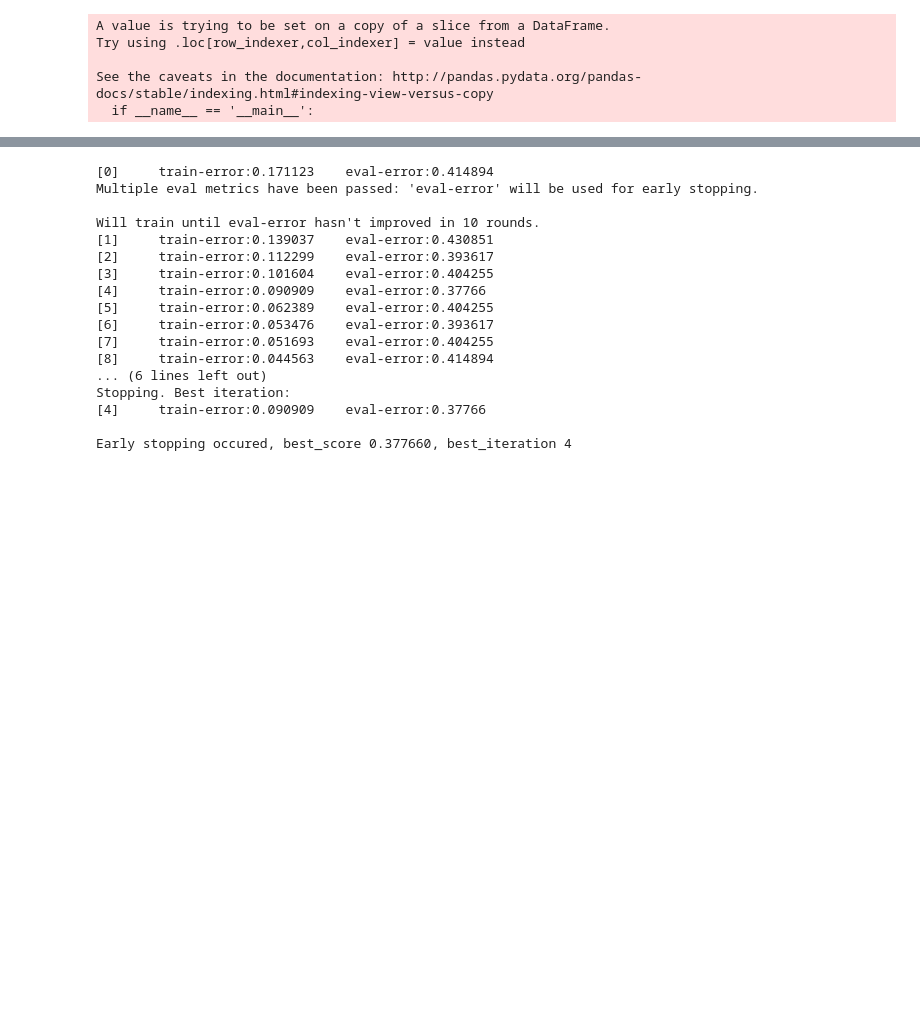
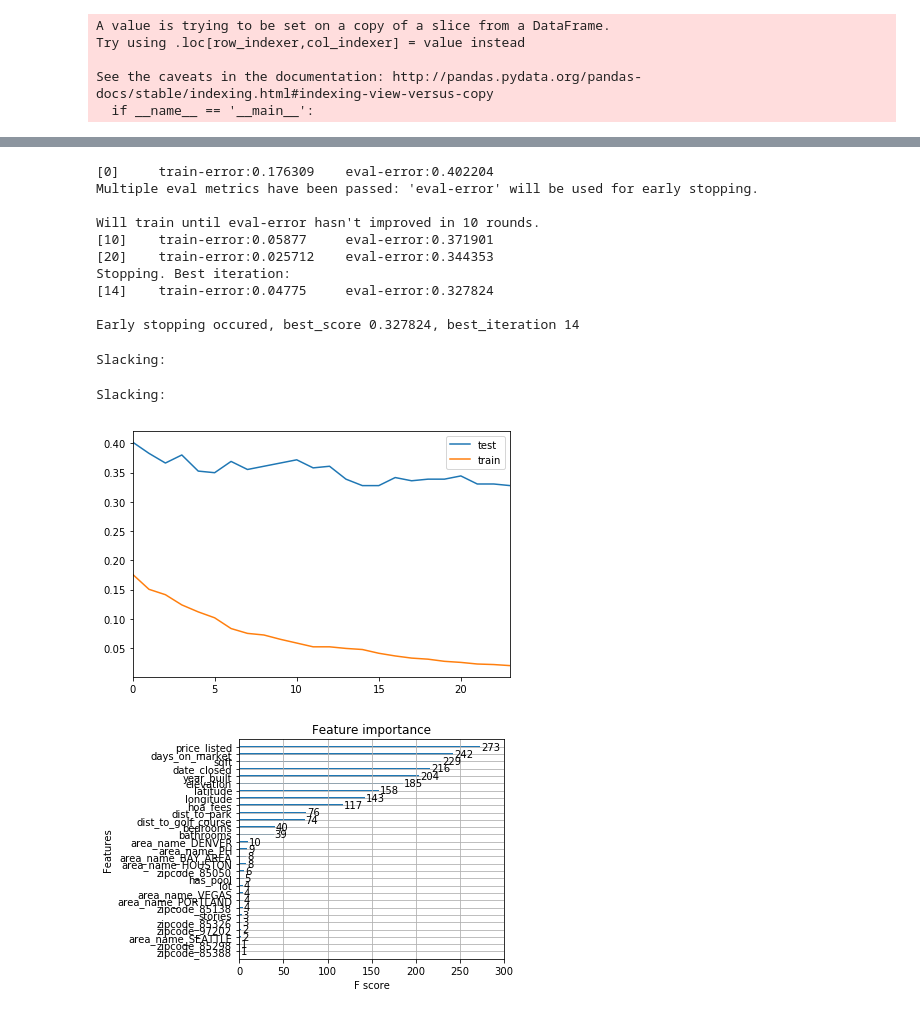
Before and after one commit to ivoytov/rentalnerd, a Jupyter notebook: scraper/predict_sale_above_list.ipynb, the cells around one changed output, grey strips where cells are left out. Cells and saved outputs as stored; diff of their text form; code cells hidden in the pictures; blank space fills up the shorter version.

```diff
--- a/scraper/predict_sale_above_list.ipynb
+++ b/scraper/predict_sale_above_list.ipynb
@@ -345,25 +310,19 @@ dtrain = xgb.DMatrix(sales_train[factors].values, label=sales_train[label], feat
 dtest = xgb.DMatrix(sales_test[factors].values, label=sales_test[label], feature_names=factors)
 watchlist  = [(dtrain,'train'),(dtest,'eval')]
 
-xgb_model = xgb.train( param, dtrain, num_round, evals = watchlist, early_stopping_rounds = 10, verbose_eval = 1 )
+progress = dict()
+xgb_model = xgb.train( param, dtrain, num_round, evals = watchlist, early_stopping_rounds = 10, verbose_eval = 10, evals_result = progress )
 
 if hasattr(xgb_model, 'best_score'):
     print("Early stopping occured, best_score %f, best_iteration %i" % (xgb_model.best_score, xgb_model.best_iteration))
 # %% [output]
-[0]     train-error:0.171123    eval-error:0.414894
+[0]     train-error:0.176309    eval-error:0.402204
 Multiple eval metrics have been passed: 'eval-error' will be used for early stopping.
 
 Will train until eval-error hasn't improved in 10 rounds.
-[1]     train-error:0.139037    eval-error:0.430851
-[2]     train-error:0.112299    eval-error:0.393617
-[3]     train-error:0.101604    eval-error:0.404255
-[4]     train-error:0.090909    eval-error:0.37766
-[5]     train-error:0.062389    eval-error:0.404255
-[6]     train-error:0.053476    eval-error:0.393617
-[7]     train-error:0.051693    eval-error:0.404255
-[8]     train-error:0.044563    eval-error:0.414894
-... (6 lines left out)
+[10]    train-error:0.05877     eval-error:0.371901
+[20]    train-error:0.025712    eval-error:0.344353
 Stopping. Best iteration:
-[4]     train-error:0.090909    eval-error:0.37766
+[14]    train-error:0.04775     eval-error:0.327824
 
-Early stopping occured, best_score 0.377660, best_iteration 4
+Early stopping occured, best_score 0.327824, best_iteration 14
@@ -370,2 +331,17 @@ Early stopping occured, best_score 0.377660, best_iteration 4
+# %%
+curve = pd.DataFrame()
+curve['test'] = progress['eval']['error']
+curve['train'] = progress['train']['error']
+
+url = plot_rounds(curve.plot())
+slack("", url, "Error by Round (%)")
+
+url = plot_rounds(xgb.plot_importance(xgb_model))
+slack("", url, "Feature Importance")
+# %% [output]
+Slacking:
+Slacking:
+[figure, added]
+[figure, added]
 # %%
 # load for sale properties
```
Also changed, not shown: parts of 22 cells of this notebook, 9 other files.
